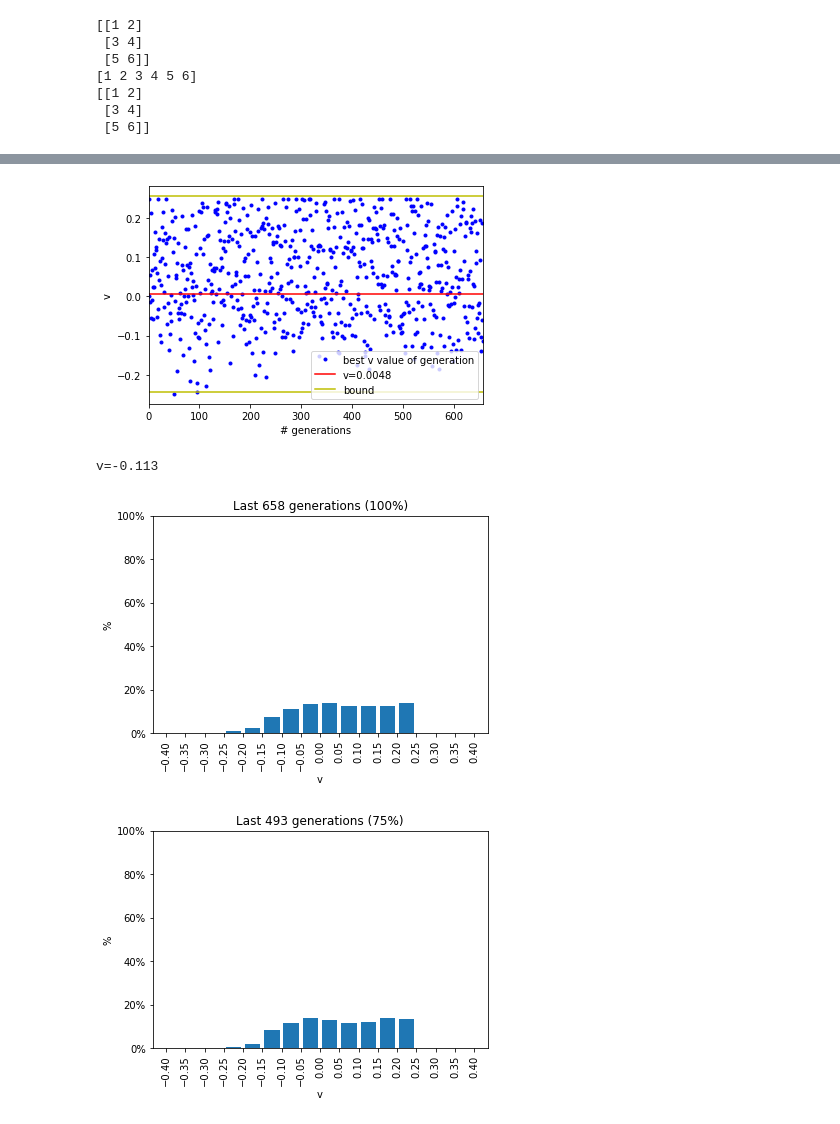
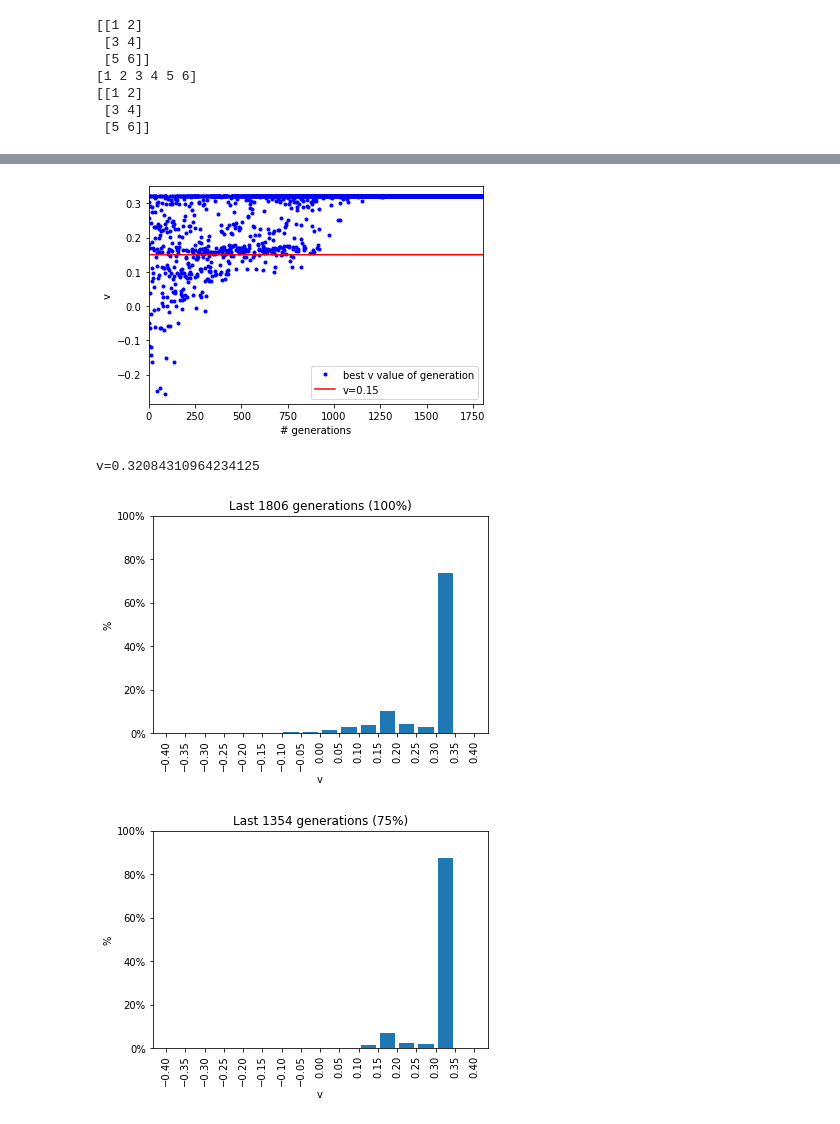
Before and after one commit to StijnCool/nast-thesis, a Jupyter notebook: General method GA - V4 - adjust cp grid.ipynb, the cells around one changed output, grey strips where cells are left out. Drawn from its saved outputs; the diff is of its cells as text; code cells hidden in the pictures.

```diff
--- a/General method GA - V4 - adjust cp grid.ipynb
+++ b/General method GA - V4 - adjust cp grid.ipynb
@@ -80,7 +85,14 @@ def beta(G): # G[j'th point, nth coord]
 $$ \beta^n(g^n_*) = 0 \implies \begin{pmatrix} u_* \\ v_* \end{pmatrix} = \begin{pmatrix} \frac{2197}{1728\pi^2} \\ -\frac{371293}{2985984\pi^4} \end{pmatrix} \implies F_{\mu}(g^n_*)=0 $$
 # %%
 ## NGFP (beta functions = 0)
-fp = np.array([2197/(1728*math.pi**2), -371293/(2985984*math.pi**4)]) # fp[n] [!] this line is specifically 2D
+fp=0
+target=0
+if ver==1:
+    fp = np.array([2197/(1728*math.pi**2), -371293/(2985984*math.pi**4)]) # fp[n] [!] this line is specifically 2D
+    target = 4.8*10**-3
+else:
+    fp = np.array([343/(288*math.pi), -49/(288*math.pi)]) # fp[n] [!] this line is specifically 2D
+    target = 0.15
 N = fp.size
 M = 1 # [!] this line is specifically 2D
 print(fp)
@@ -123,12 +147,18 @@ def dF_fp(): # Return dF_fp
 
 N_cp_g = 15 # Number of colocation points in each direction g^n
 N_cp = N_cp_g**N # Number of colocation points
-cp_bound = 0.25 # Search space above and below fp
-sigma = cp_bound*2/N_cp_g # smoothness factor for basis functions
+
+# Search space above and below fp for each direction g^n; cp_bound[nth direction, 0=lower 1=upper]
+cp_bound = np.abs(np.array([[0.5,0.5], [0.5,0.5]]))
+
+sigma = np.mean(cp_bound)*2/N_cp_g # smoothness factor for basis functions
 
 print(sigma)
 
-cps = np.array([np.linspace(gn-cp_bound, gn+cp_bound, N_cp_g) for gn in fp]) # linspaces that span space of colocation points
+cps = np.array([np.linspace(
+    fp[n]-cp_bound[n,0],
+    fp[n]+cp_bound[n,1],
+    N_cp_g) for n in range(0,fp.size)]) # linspaces that span space of colocation points
 gg = np.array(np.meshgrid(*cps,indexing='ij')) # gg[n,n_cp_g1,...,n_cp_gn]
 
 def idToCoord(cp):
@@ -258,19 +290,20 @@ $$ F_{\mu}(g^n) = p_{i \mu} \psi^i(g^n) $$
 
 def F(p): # p[ith function, function mu]
     val = np.matmul(pc_psi, p) # (j,i)x(i,mu)=(j,mu)
-    return np.subtract(val, val[fp_id,0]) # F[j'th point, function mu] [!] this line is specifically 2D
+    return np.subtract(val, np.matmul(psi(np.array([fp])), p)[0,0]) # F[j'th point, function mu] [!] this line is specifically 2D
 
 def F_general(G, p): # G[point, nth coord] p[ith function, function mu]
     val = np.matmul(psi(G), p)
-    return np.subtract(val, np.matmul(pc_psi, p)[fp_id,0]) # F[j'th point, function mu] [!] this line is specifically 2D
+    return np.subtract(val, np.matmul(psi(np.array([fp])), p)[0,0]) # F[j'th point, function mu] [!] this line is specifically 2D
 
 def findSolutionV2D(bound, number):
     check_coords = np.zeros((number,2))
-    check_coords[:,1] = np.linspace(fp[1]-bound, fp[1]+bound, number)
+    check_coords[:,1] = np.linspace(fp[1]-bound[1,0], fp[1]+bound[1,1], number)
     check_F = np.square(F_general(check_coords,p))
     return check_coords[np.argmin(check_F[:,0]),1]
 
-findSolutionV2D(cp_bound, 10000)
+print(f'F at fp = {F_general(np.array([fp]),p)}')
+print(findSolutionV2D(cp_bound, 100000))
 
 print(F(p).shape)
 # sns.heatmap(np.array([[F(p)[i+N_cp_g*j,0] for i in range(0,N_cp_g)] for j in range(0,N_cp_g)]))
@@ -418,7 +453,7 @@ while min(scores) > 10**-20 and counter < max_iter:
         print(f'Failsaves: {m > 10**-20}, {counter < max_iter}.')
         print(f'Current best and worst scores: [{np.format_float_scientific(m,2)},...,{np.format_float_scientific(max(scores),2)}].')
         p = pop[np.argmin(scores)]
-        print(f'v={np.format_float_scientific(findSolutionV2D(3*cp_bound, 10000),2)}')
+        print(f'v={np.format_float_scientific(findSolutionV2D(3*cp_bound/4, 10000),2)}')
         if lm < -2:
             print(f'Currently mutate {np.format_float_scientific(mut_chance * (math.log(counter)+1)*100,2)}% of parameters by {np.format_float_scientific(m*10**mut_percent_from_score_offset*100,2)}%.')
         else:
@@ -427,7 +462,7 @@ while min(scores) > 10**-20 and counter < max_iter:
     counter += 1
     if(True):
         p = pop[np.argmin(scores)]
-        v_track.append(findSolutionV2D(cp_bound, 10000))
+        v_track.append(findSolutionV2D(3*cp_bound/4, 10000))
 
 print('')
 print(f'= End at generation {counter} =')
@@ -435,7 +470,7 @@ print(f'{min(scores) > 0.01}, {counter < max_iter}')
 scores = fitness(pop)
 print(min(scores))
 p = pop[np.argmin(scores)]
-print(f'v={np.format_float_scientific(findSolutionV2D(cp_bound, 10000),2)}')
+print(f'v={np.format_float_scientific(findSolutionV2D(3*cp_bound/4, 10000),2)}')
 # %% [output]
 = Starting Genetic Algorithm =
 Keep 2700 out of 9000 individuals.
@@ -457,21 +492,20 @@ Currently mutate 3.74e+00% of parameters by 1.e+00%.
 KeyboardInterrupt:
 # %%
 from matplotlib.ticker import PercentFormatter
-
-target = 4.8*10**-3
 
 v_track = np.array(v_track)
 plt.figure()
 plt.plot(v_track,'.',c='b',label='best v value of generation')
 plt.plot(v_track*0+target,c='r',label=(f'v={target}'))
-plt.plot(v_track*0+target+cp_bound,c='y',label=('bound'))
-plt.plot(v_track*0+target-cp_bound,c='y')
+#plt.plot(v_track*0+target+cp_bound[0,1],c='y',label=('bound'))
+#plt.plot(v_track*0+target-cp_bound[0,0],c='y')
 plt.xlim(0,v_track.size)
 plt.xlabel('# generations')
 plt.ylabel('v')
 plt.legend()
 plt.show()
-print(f'v={np.round(findSolutionV2D(cp_bound, 10000),3)}')
+print(f'v={np.mean(v_track[int(0.75*v_track.size):])}')
+
 
 
 plt.figure()
@@ -497,34 +531,34 @@ plt.show()
 plt.figure()
 plt.hist(v_track[int(0.5*v_track.size):], weights=np.ones(len(v_track[int(0.5*v_track.size):])) / len(v_track[int(0.5*v_track.size):]), bins=16, range=(-0.4,0.4), rwidth=0.8)
 plt.xlabel('v')
 plt.ylabel('%')
 plt.xticks(np.arange(-0.4, 0.45, 0.05), rotation=90)
 plt.gca().yaxis.set_major_formatter(PercentFormatter(1))
 plt.ylim(0,1)
 plt.title(f'Last {int(0.5*v_track.size):} generations (50%)')
 plt.show()
 
 plt.figure()
 plt.hist(v_track[int(0.75*v_track.size):], weights=np.ones(len(v_track[int(0.75*v_track.size):])) / len(v_track[int(0.75*v_track.size):]), bins=16, range=(-0.4,0.4), rwidth=0.8)
 plt.xlabel('v')
 plt.ylabel('%')
 plt.xticks(np.arange(-0.4, 0.45, 0.05), rotation=90)
 plt.gca().yaxis.set_major_formatter(PercentFormatter(1))
 plt.ylim(0,1)
 plt.title(f'Last {int(0.25*v_track.size):} generations (25%)')
 plt.show()
 
 plt.figure()
 plt.hist(v_track[int(0.95*v_track.size):], weights=np.ones(len(v_track[int(0.95*v_track.size):])) / len(v_track[int(0.95*v_track.size):]), bins=16, range=(-0.4,0.4), rwidth=0.8)
 plt.xlabel('v')
 plt.ylabel('%')
 plt.xticks(np.arange(-0.4, 0.45, 0.05), rotation=90)
 plt.gca().yaxis.set_major_formatter(PercentFormatter(1))
 plt.ylim(0,1)
 plt.title(f'Last {int(0.05*v_track.size):} generations (5%)')
 plt.show()
 # %% [output]
-[figure, old version]
+[figure, new version]
-v=-0.113
+v=0.32084310964234125
-[figure, old version]
+[figure, new version]
-[figure, old version]
+[figure, new version]
```
Also changed, not shown: parts of 10 cells of this notebook, 2 other files.
